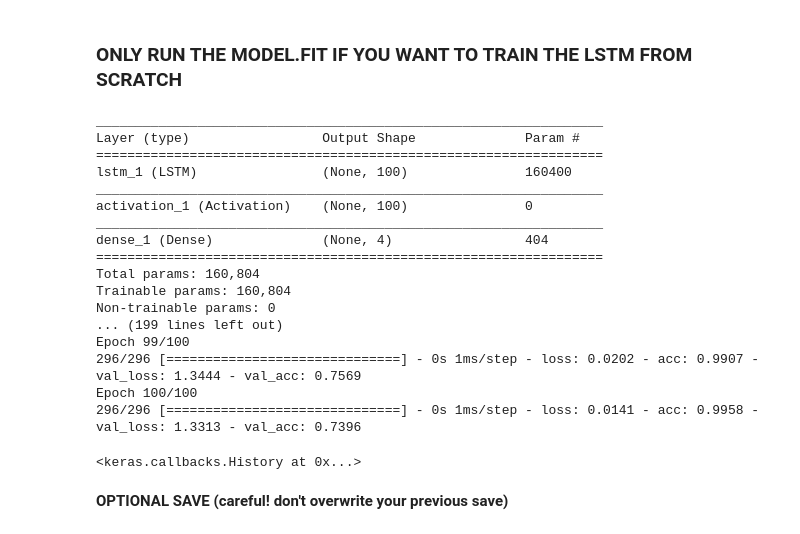
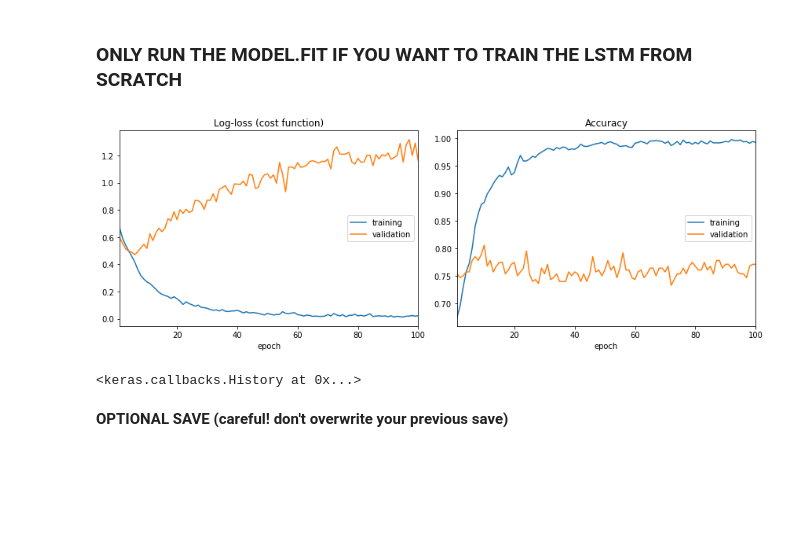
Before and after one commit to jpalioto/NSV, a Jupyter notebook: nlp_models/lstm.ipynb, the cells around one changed output. Drawn from its saved outputs; the diff is of its cells as text; code cells hidden in the pictures; blank space fills up the shorter version.

```diff
--- a/nlp_models/lstm.ipynb
+++ b/nlp_models/lstm.ipynb
@@ -92,26 +93,10 @@ None
 # %% [markdown]
 ### ONLY RUN THE MODEL.FIT IF YOU WANT TO TRAIN THE LSTM FROM SCRATCH
 # %%
-model.fit(train_X, train_Y, validation_data=(test_X, test_Y), epochs=epochs, batch_size=batch_size)
+model.fit(train_X, train_Y, validation_data=(test_X, test_Y), epochs=epochs, batch_size=batch_size, callbacks=[PlotLossesKeras()])
 # %% [output]
+[figure, added]
-_________________________________________________________________
-Layer (type)                 Output Shape              Param #
-=================================================================
-lstm_1 (LSTM)                (None, 100)               160400
-_________________________________________________________________
-activation_1 (Activation)    (None, 100)               0
-_________________________________________________________________
-dense_1 (Dense)              (None, 4)                 404
-=================================================================
-Total params: 160,804
-Trainable params: 160,804
-Non-trainable params: 0
-... (199 lines left out)
-Epoch 99/100
-296/296 [==============================] - 0s 1ms/step - loss: 0.0202 - acc: 0.9907 - val_loss: 1.3444 - val_acc: 0.7569
-Epoch 100/100
-296/296 [==============================] - 0s 1ms/step - loss: 0.0141 - acc: 0.9958 - val_loss: 1.3313 - val_acc: 0.7396
+<keras.callbacks.History at 0x...>
-<keras.callbacks.History at 0x...>
 # %% [markdown]
 **OPTIONAL SAVE (careful! don't overwrite your previous save)**
 # %%
```
Also changed, not shown: parts of 6 cells of this notebook, 1 other file.
